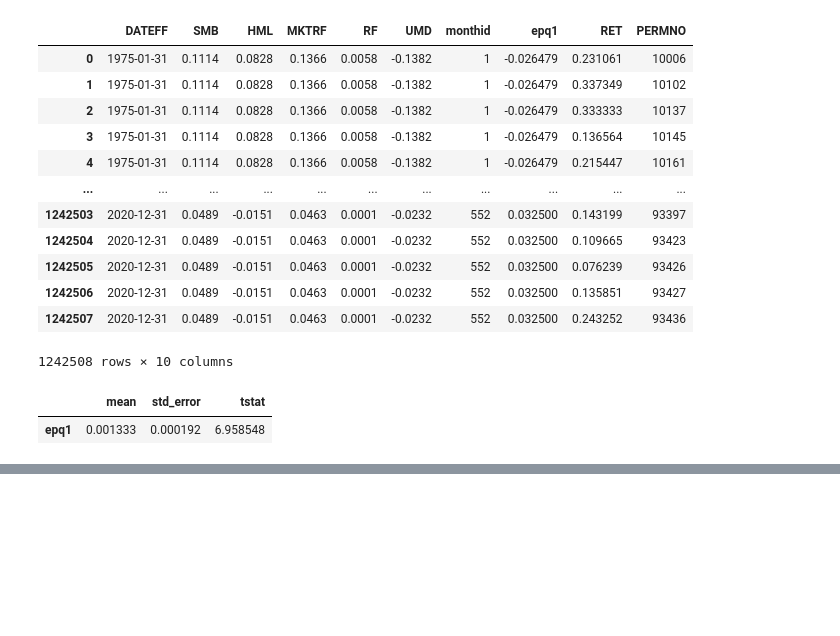
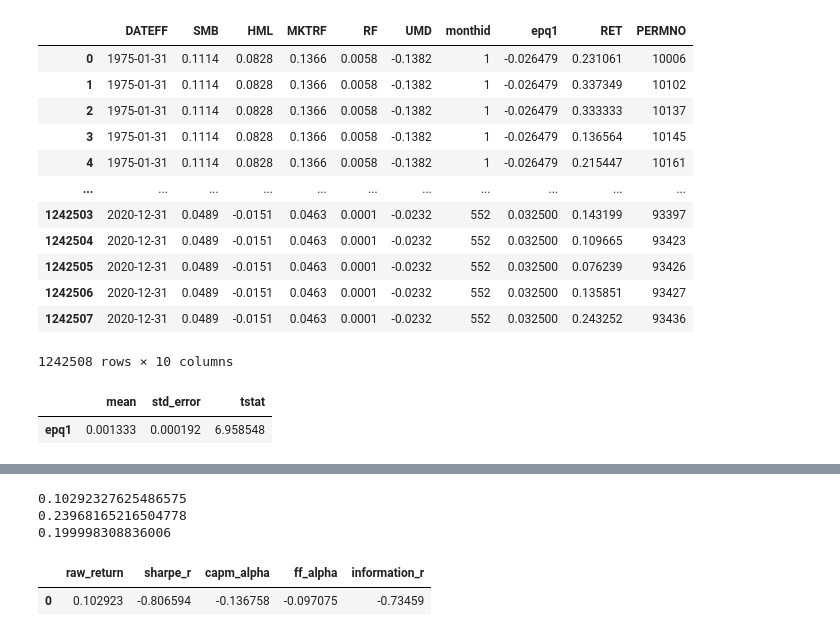
Before and after one commit to yiyun-sj/factor-trading, a Jupyter notebook: factor-trading.ipynb, the cells around one changed output, grey strips where cells are left out. Drawn from its saved outputs; the diff is of its cells as text; code cells hidden in the pictures; blank space fills up the shorter version.

```diff
--- a/factor-trading.ipynb
+++ b/factor-trading.ipynb
@@ -979,0 +1089,8 @@ assets.score_linear()
+# %%
+assets.performance_analytics(rets, ret_col='d10-d1_ret')
+# %% [output]
+0.10292327625486575
+0.23968165216504778
+0.199998308836006
+|  | raw_return | sharpe_r | capm_alpha | ff_alpha | information_r |
+| 0 | 0.102923 | -0.806594 | -0.136758 | -0.097075 | -0.73459 |
```
Also changed, not shown: parts of 7 cells of this notebook.
